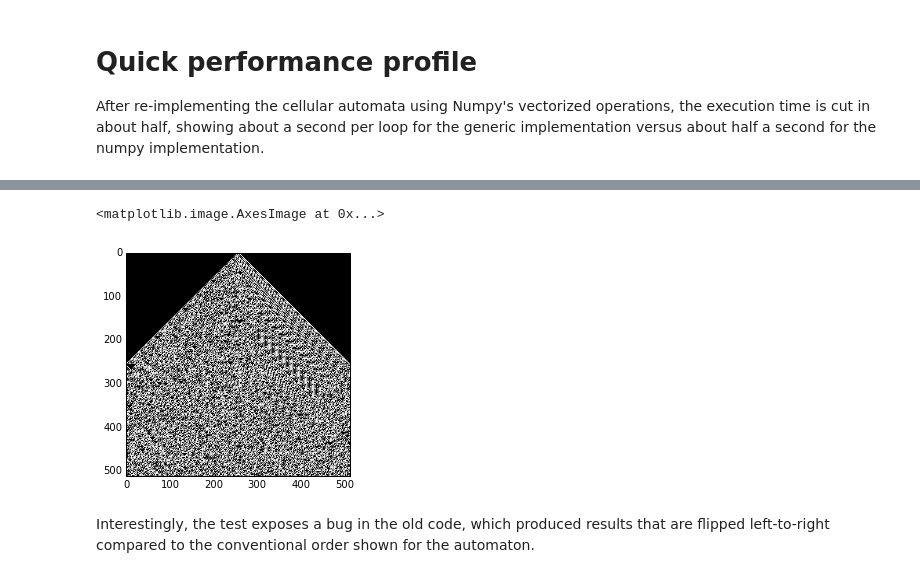
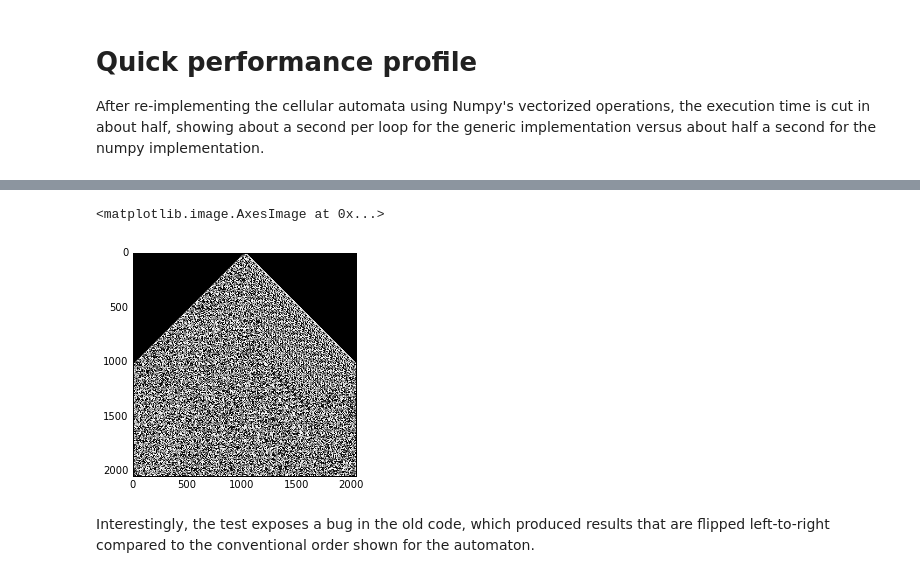
Before and after one commit to joeycarr/ulam, a Jupyter notebook: performance_comparison.ipynb, the cells around one changed output, grey strips where cells are left out. Cells and saved outputs as stored; diff of their text form; code cells hidden in the pictures.

```diff
--- a/performance_comparison.ipynb
+++ b/performance_comparison.ipynb
@@ -11,5 +12,7 @@ from canp import CellularAutomaton
 # %%
 %matplotlib inline
+# %%
+SIZE=2048
 # %%
 def apply(rule, img):
     height = img.shape[0]
@@ -20,10 +23,10 @@ def apply(rule, img):
 
 rule = carule(30,2,1)
 
-img2 = np.zeros((512,512), dtype=np.int)
-img2[0,255] = 1
+img = np.zeros((SIZE,SIZE), dtype=np.int)
+img[0,SIZE//2] = 1
 
-%timeit apply(rule, img2)
+%timeit apply(rule, img)
 
-plt.imshow(img2, cmap='gray')
+plt.imshow(img, cmap='gray')
 # %% [output]
@@ -31,5 +34,5 @@ plt.imshow(img2, cmap='gray')
 <matplotlib.image.AxesImage at 0x...>
-[figure, old version]
+[figure, new version]
 # %% [markdown]
 Interestingly, the test exposes a bug in the old code, which produced results that are flipped left-to-right compared to the conventional order shown for the automaton.
 # %%
```
Also changed, not shown: parts of 5 cells of this notebook, 1 other file.
